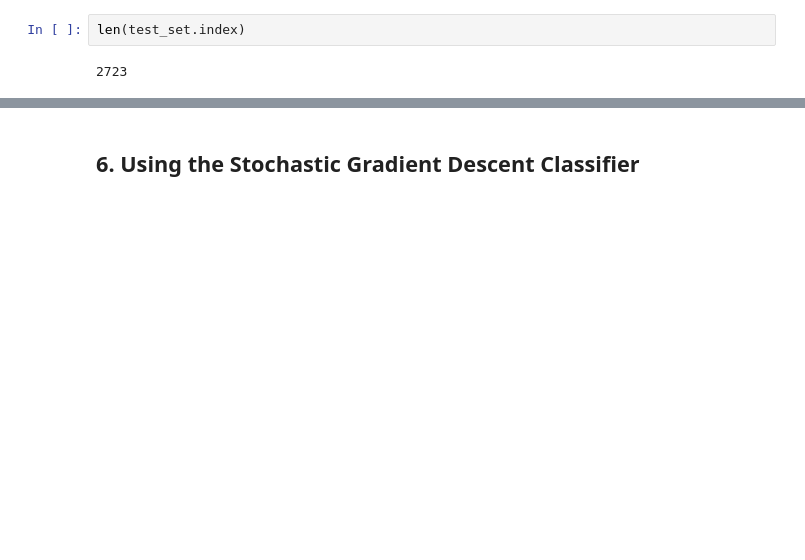
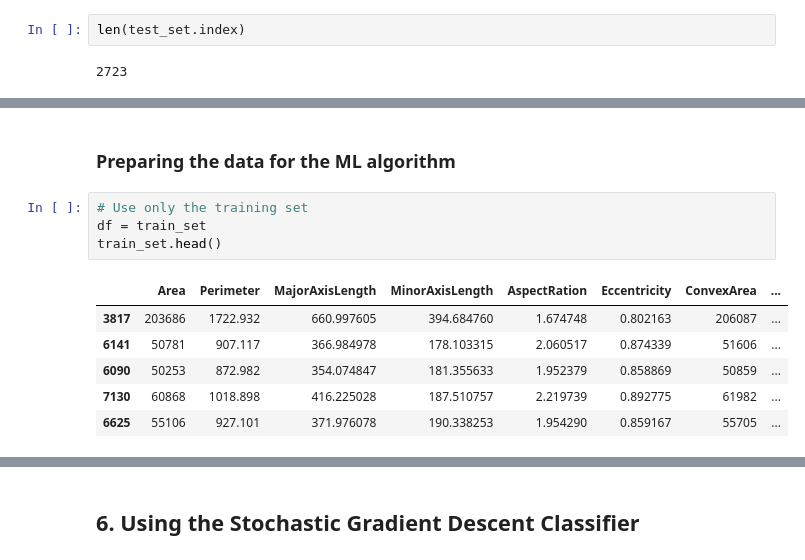
Before and after one commit to chitrams/cits5508-projects, a Jupyter notebook: lab02/lab02.ipynb, the cells around one changed output, grey strips where cells are left out. Cells and saved outputs as stored; diff of their text form; blank space fills up the shorter version.

```diff
--- a/lab02/lab02.ipynb
+++ b/lab02/lab02.ipynb
@@ -170,0 +178,13 @@ train_set["Class"].value_counts().plot(kind='bar')
+# %% [markdown]
+### Preparing the data for the ML algorithm
+# %%
+# Use only the training set
+df = train_set
+train_set.head()
+# %% [output]
+|  | Area | Perimeter | MajorAxisLength | MinorAxisLength | AspectRation | Eccentricity | ConvexArea | ... |
+| 3817 | 203686 | 1722.932 | 660.997605 | 394.684760 | 1.674748 | 0.802163 | 206087 | ... |
+| 6141 | 50781 | 907.117 | 366.984978 | 178.103315 | 2.060517 | 0.874339 | 51606 | ... |
+| 6090 | 50253 | 872.982 | 354.074847 | 181.355633 | 1.952379 | 0.858869 | 50859 | ... |
+| 7130 | 60868 | 1018.898 | 416.225028 | 187.510757 | 2.219739 | 0.892775 | 61982 | ... |
+| 6625 | 55106 | 927.101 | 371.976078 | 190.338253 | 1.954290 | 0.859167 | 55705 | ... |
```
Also changed, not shown: parts of 28 cells of this notebook.
